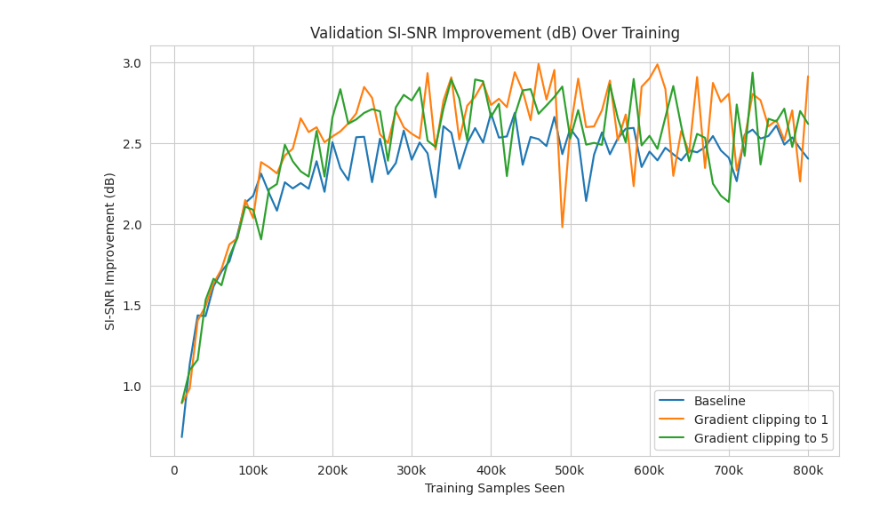
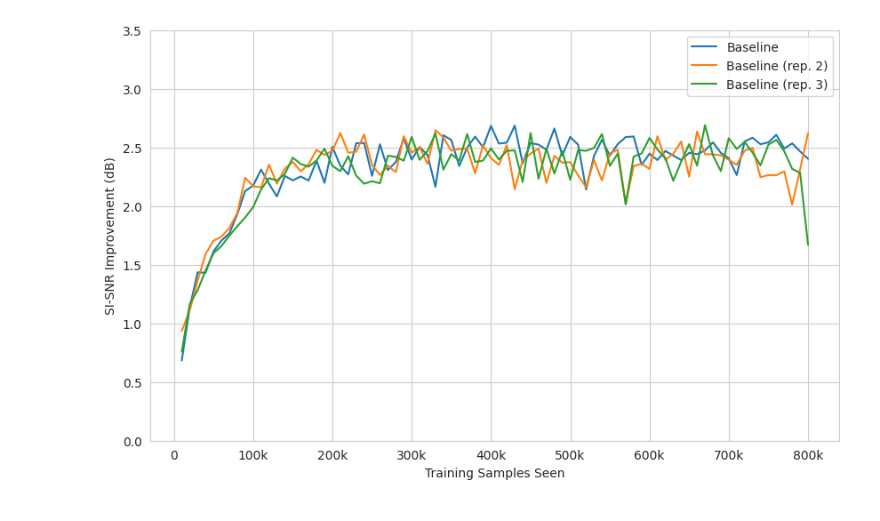
Before and after one commit to LukasFT/misophonia, a Jupyter notebook: notebooks/analysis/loss_graphs.ipynb, the cells around one changed output. Saved outputs shown, nothing was run; the diff lists cells and outputs as text; code cells hidden in the pictures.

```diff
--- a/notebooks/analysis/loss_graphs.ipynb
+++ b/notebooks/analysis/loss_graphs.ipynb
@@ -17,5 +23,8 @@ from misophonia_anc._mlflow_stats import (
     RUN_INDEX,
 )
 # %%
+# Config
 figs_dir = get_data_dir(dataset_name="report_figs")
+
+GLOBAL_SI_SNR_RANGE = (0, 3.5)
 # %%
@@ -109,16 +291,18 @@ def plot_metric(
 # %%
 plot_metric(
     auto_combine_mean_with_std(
         (
             "model-baseline-rep1",
-            "model-gradclip-1",
-            "model-gradclip-5",
+            "model-baseline-rep2",
+            "model-baseline-rep3",
         ),
         "val/epoch/si_snr_improvement",
     ),
     "val/epoch/si_snr_improvement",
     metric_name="SI-SNR Improvement (dB)",
+    save_to=figs_dir / "baseline_val.pdf",
+    y_range=GLOBAL_SI_SNR_RANGE,
     # std_col="val/epoch/si_snr_improvement_std",
 )
 # %% [output]
-[figure, old version]
+[figure, new version]
```
Also changed, not shown: parts of 16 cells of this notebook, 1 other file.
